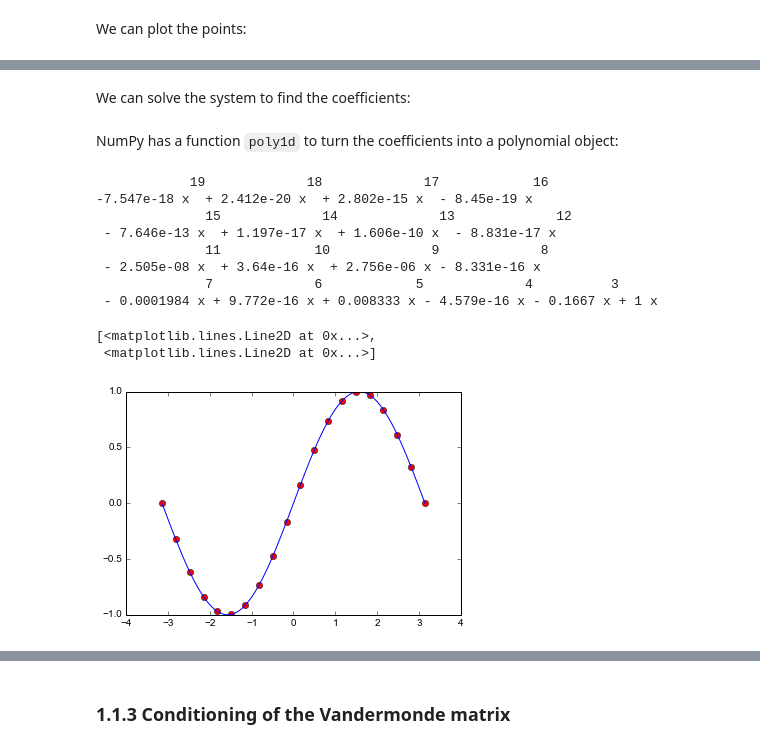
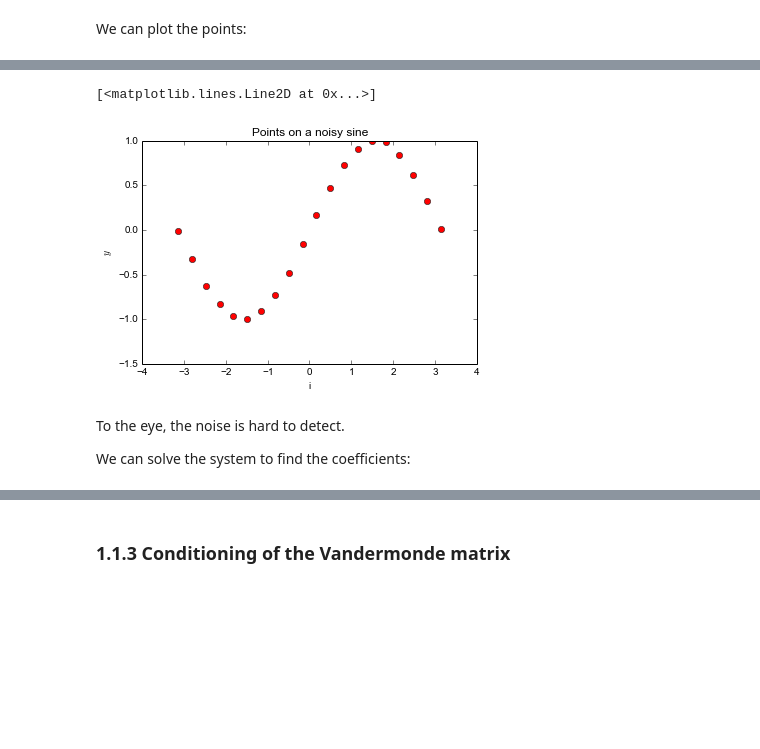
Before and after one commit to garth-wells/notebooks-3M1, a Jupyter notebook: notebooks/LeastSquares.ipynb, the cells around one changed output, grey strips where cells are left out. Cells and saved outputs as stored; diff of their text form; code cells hidden in the pictures; blank space fills up the shorter version.

```diff
--- a/notebooks/LeastSquares.ipynb
+++ b/notebooks/LeastSquares.ipynb
@@ -87,3 +132,13 @@ A = np.vander(x, N)
+# %%
+plt.xlabel('x')
+plt.ylabel('$y$')
+plt.title('Points on a noisy sine')
+plt.plot(x_p, y_noise,'ro')
+# %% [output]
+[<matplotlib.lines.Line2D at 0x...>]
+[figure, added]
 # %% [markdown]
+To the eye, the noise is hard to detect.
+
 We can solve the system to find the coefficients:
 # %%
@@ -91,22 +145,0 @@ c = np.linalg.solve(A, y)
-# %% [markdown]
-NumPy has a function `poly1d` to turn the coefficients into a polynomial object:
-# %%
-p = np.poly1d(c)
-print p
-# %% [output]
-            19             18             17            16
--7.547e-18 x  + 2.412e-20 x  + 2.802e-15 x  - 8.45e-19 x
-              15             14             13             12
- - 7.646e-13 x  + 1.197e-17 x  + 1.606e-10 x  - 8.831e-17 x
-              11            10             9             8
- - 2.505e-08 x  + 3.64e-16 x  + 2.756e-06 x - 8.331e-16 x
-              7             6            5             4          3
- - 0.0001984 x + 9.772e-16 x + 0.008333 x - 4.579e-16 x - 0.1667 x + 1 x
-# %%
-x_fit = np.linspace(-np.pi, np.pi, 100)
-y_fit = p(x_fit)
-plt.plot(x, y, 'ro', x_fit, y_fit,'b-')
-# %% [output]
-[<matplotlib.lines.Line2D at 0x...>,
- <matplotlib.lines.Line2D at 0x...>]
-[figure, removed]
```
Also changed, not shown: parts of 54 cells of this notebook.
